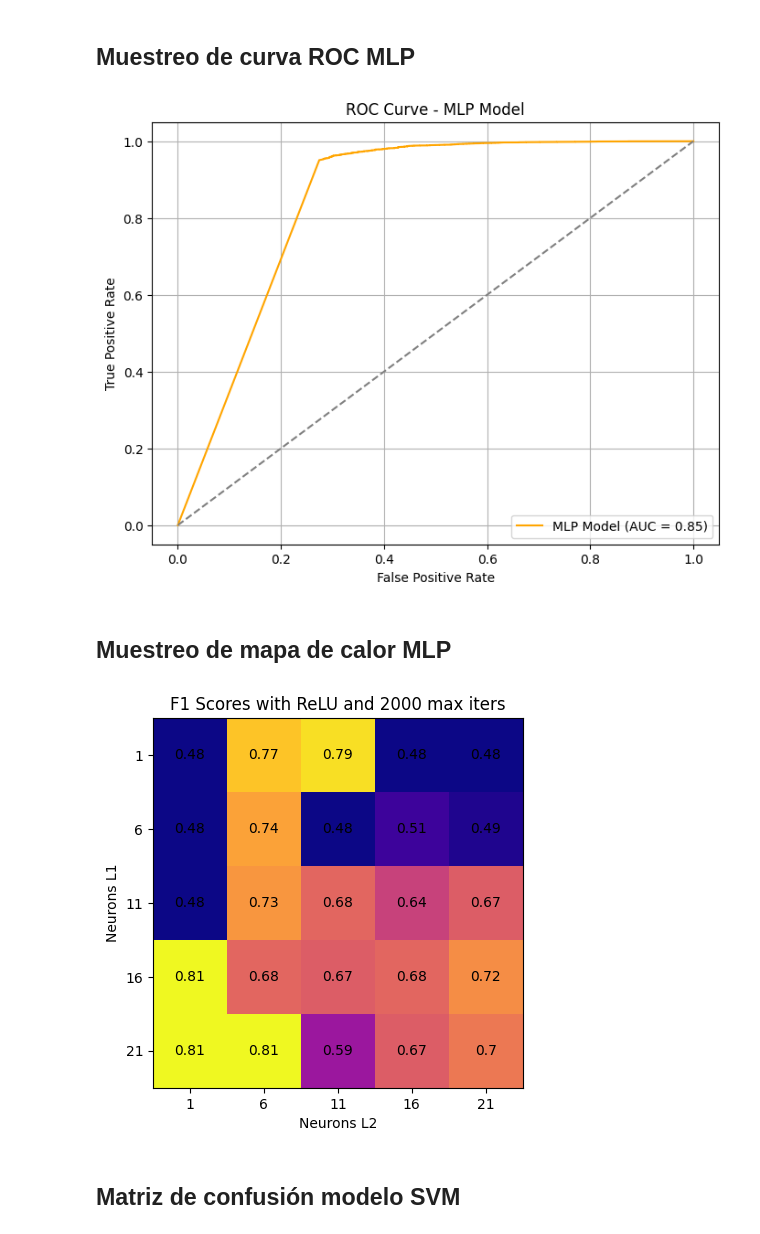
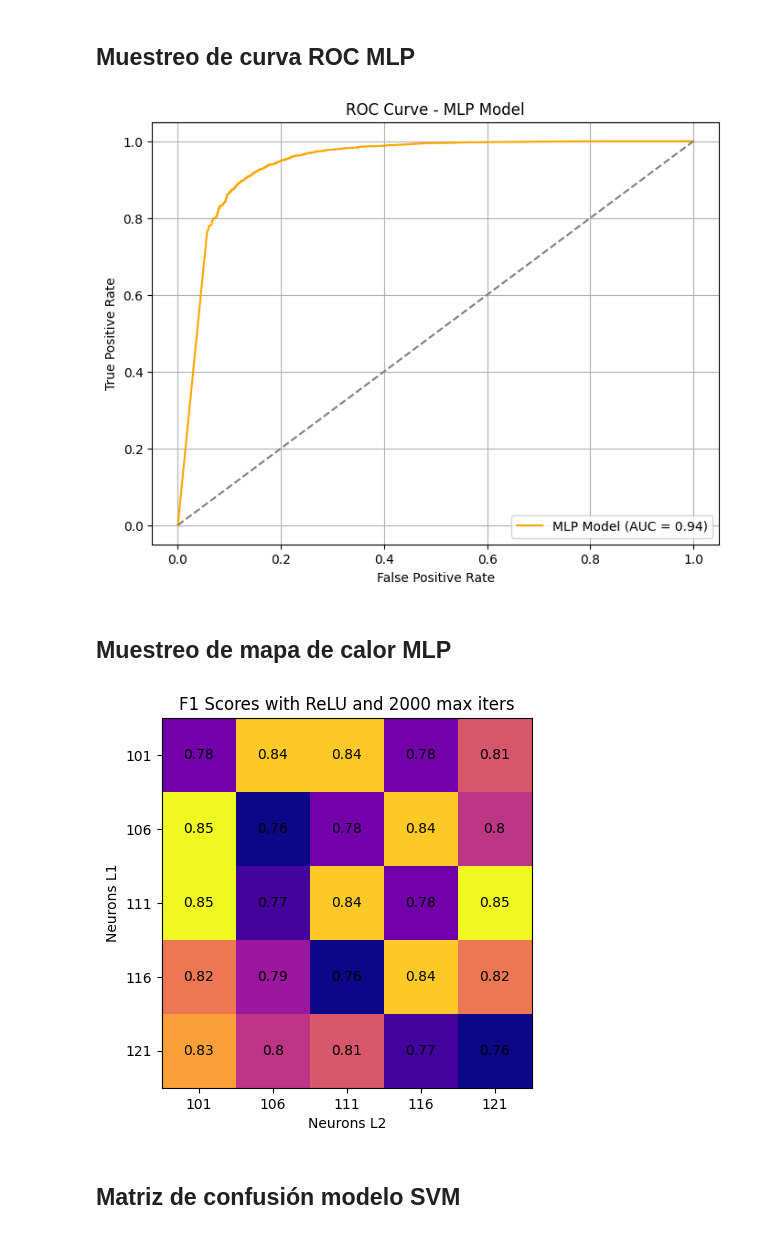
Before and after one commit to juliozaragoza/MDAM, a Jupyter notebook: digits2.ipynb, the cells around one changed output. Drawn from its saved outputs; the diff is of its cells as text; code cells hidden in the pictures.

```diff
--- a/digits2.ipynb
+++ b/digits2.ipynb
@@ -131,7 +129,7 @@ class Linear:
         y_pred = self.model.predict(X_test)
         return f1_score(y_test, y_pred, average="macro")
 
-    def evaluate_f1_t(self, X_test, y_test, threshold=0.7):
+    def evaluate_f1_t(self, X_test, y_test, threshold=0.3):
         y_proba = self.model.predict_proba(X_test)
         predictions = (y_proba[:, 1] >= threshold).astype(int)
         mask = y_proba.max(axis=1) >= threshold
@@ -296,7 +294,7 @@ class KNN:
         y_pred = self.model.predict(X_test)
         return f1_score(y_test, y_pred, average="macro")
 
-    def evaluate_f1_t(self, X_test, y_test, threshold=0.5):
+    def evaluate_f1_t(self, X_test, y_test, threshold=0.9):
         y_proba = self.model.predict_proba(X_test)
         predictions = (y_proba[:, 1] >= threshold).astype(int)
         mask = y_proba.max(axis=1) >= threshold
@@ -320,10 +318,10 @@ class KNN:
 ## Creación, entrenamiento, evaluación y ROC de KNN
 # %%
 # Crear el modelo KNN
-knn_model = KNN(n_neighbors=7, weights="uniform", metric="minkowski")
+knn_model = KNN(n_neighbors=4, weights="distance", metric="minkowski")
 knn_model.fit(X_train, y_train)
-f1_qda = knn_model.evaluate_f1(X_test, y_test)
-print(f"F1 Score: {f1_qda}")
+f1_knn = knn_model.evaluate_f1_t(X_test, y_test)
+print(f"F1 Score: {f1_knn}")
 
 # Hacer predicciones
 y_pred = knn_model.predict(X_test)
@@ -476,7 +502,7 @@ class MLP:
 ## Creación, entrenamiento, evaluación y ROC de MLP
 # %%
 # Crear una instancia del modelo MLP
-mlp_model = MLP(hls=(100,), activation="relu", max_iter=1500)
+mlp_model = MLP(hls=(200,150), activation="relu", max_iter=2000)
 
 # Entrenar el modelo
 mlp_model.fit(X_train, y_train)
@@ -523,14 +549,14 @@ plt.legend(loc='lower right')
 plt.grid(True)
 plt.show()
 # %% [output]
-[figure, old version]
+[figure, new version]
 # %% [markdown]
 ## Muestreo de mapa de calor MLP
 # %%
 f1_scores_list = []
 pbar = tqdm(total=5 * 5)
 
-layer_grid = [1, 6, 11, 16, 21]
+layer_grid = [101, 106, 111, 116, 121]
 
 # 5x5 grid de f1 scores de MLPs
 for i in layer_grid:
@@ -539,34 +565,34 @@ for i in layer_grid:
         mlp = MLP(hls=(i, j), max_iter=2000)
         mlp.fit(X_train, y_train)
         score = mlp.evaluate_f1(X_test, y_test)
         f1_scores.append(round(score, 2))
         pbar.update(1)
 
     f1_scores_list.append(f1_scores)
 
 pbar.close()
 # Mostramos la gráfica
 datos = np.array(f1_scores_list)
 fig, ax = plt.subplots()
 im = ax.imshow(datos, cmap="plasma", interpolation="nearest")
 
 # Mostramos los números en cada celda
 for i in range(datos.shape[0]):
     for j in range(datos.shape[1]):
         text = ax.text(j, i, datos[i, j], ha="center", va="center")
 
 # Configuramos los ejes
 ax.set_xticks(np.arange(datos.shape[1]))
 ax.set_yticks(np.arange(datos.shape[0]))
 ax.set_title("F1 Scores with ReLU and 2000 max iters")
 ax.set_xticklabels(layer_grid)
 ax.set_yticklabels(layer_grid)
 ax.set_xlabel("Neurons L2")
 ax.set_ylabel("Neurons L1")
 
 plt.show()
 # %% [output]
-[figure, old version]
+[figure, new version]
 # %% [markdown]
 ## Matriz de confusión modelo SVM
 # %%
```
Also changed, not shown: parts of 12 cells of this notebook.
